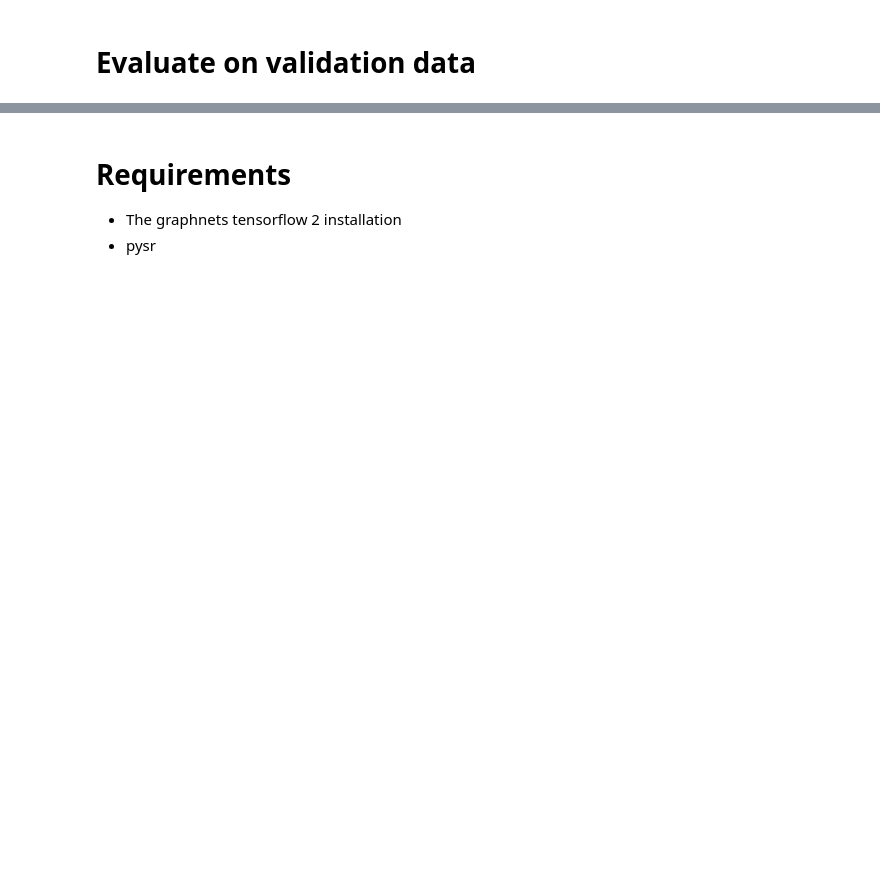
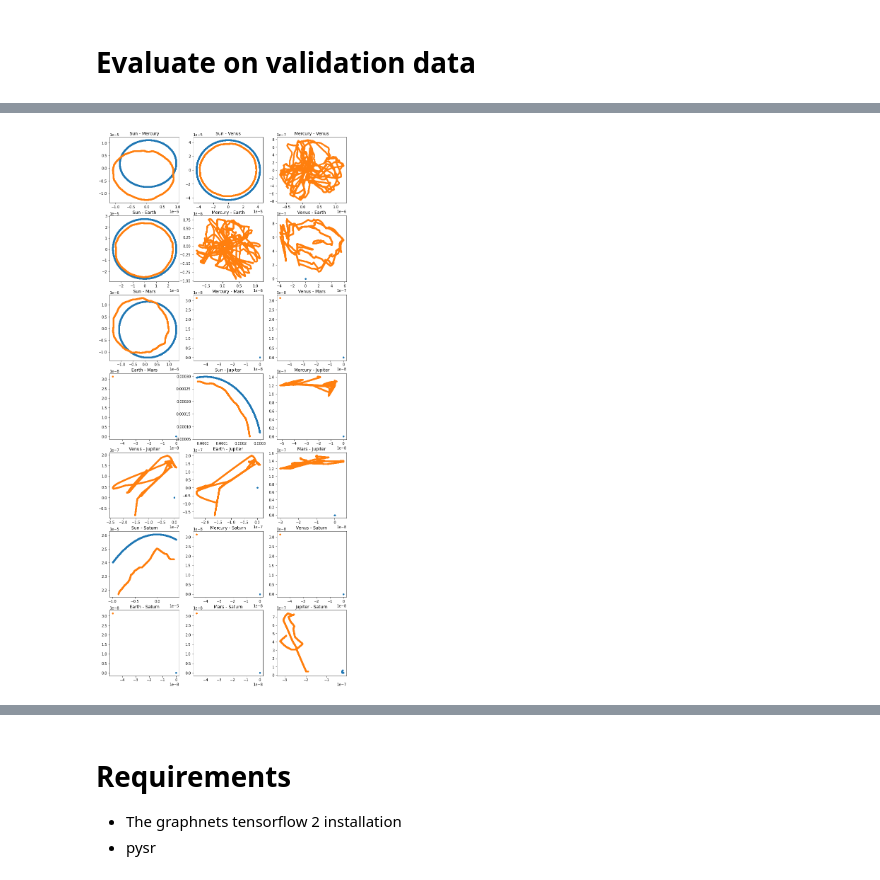
Before and after one commit to Pablo-Lemos/orbits, a Jupyter notebook: planets_tf2.ipynb, the cells around one changed output, grey strips where cells are left out. Saved outputs shown, nothing was run; the diff lists cells and outputs as text; code cells hidden in the pictures; blank space fills up the shorter version.

```diff
--- a/planets_tf2.ipynb
+++ b/planets_tf2.ipynb
@@ -204,3 +347,23 @@ TensorShape([1575000, 3])
+# %%
+def mean_weighted_error(y_true, y_pred, norm):
+    x = (y_pred - y_true)/norm*tf.reduce_mean(norm)
+
+    return tf.reduce_mean(tf.reduce_sum(x**2, axis = -1))
+
+class MeanWeightedError(tf.keras.metrics.Metric):
+    def __init__(self, name="mean_weighted_error", **kwargs):
+        super(MeanWeightedError, self).__init__(name=name, **kwargs)
+        self.mwe = self.add_weight(name="mwe", initializer="zeros")
+
+    def update_state(self, y_true, y_pred, norm):
+        self.mwe.assign_add(mean_weighted_error(y_true, y_pred, norm))
+
+    def result(self):
+        return self.mwe
+
+    def reset_states(self):
+        # The state of the metric will be reset at the start of each epoch.
+        self.mwe.assign(0.0)
 # %%
 #nplanets, _, ntime = X.shape
 loss_tracker = tf.keras.metrics.Mean(name='loss')
@@ -416,0 +573,9 @@ plt.plot(fp[:,:,0], fp[:,:,1], '.')
+# %%
+ncols = math.ceil(nedges/3)
+fig, ax = plt.subplots(ncols, 3, figsize = (12, 4*ncols))
+for i in range(nedges):
+    ax[i//3, i%3].set_title(names_edges[i])
+    ax[i//3, i%3].plot(F_val[:,i,0], F_val[:,i,1], '.')
+    ax[i//3, i%3].plot(fp[:,i,0]*A_norm, fp[:,i,1]*A_norm, '.')
+# %% [output]
+[figure, added]
```
Also changed, not shown: parts of 62 cells of this notebook.
